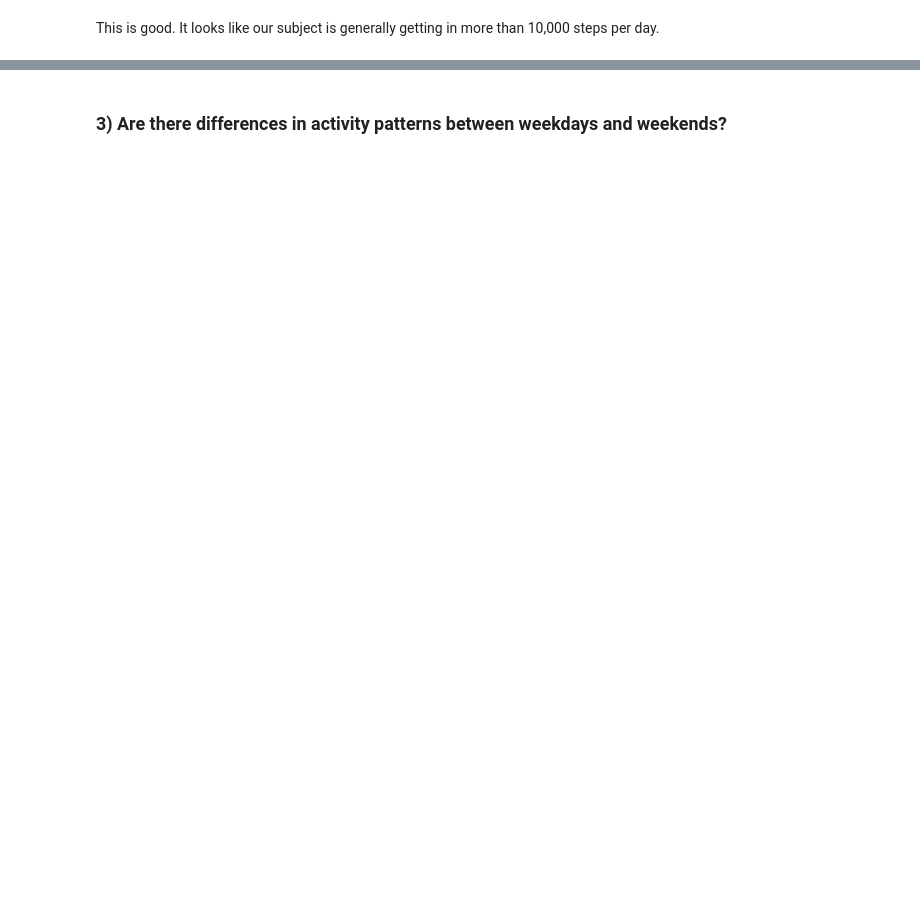
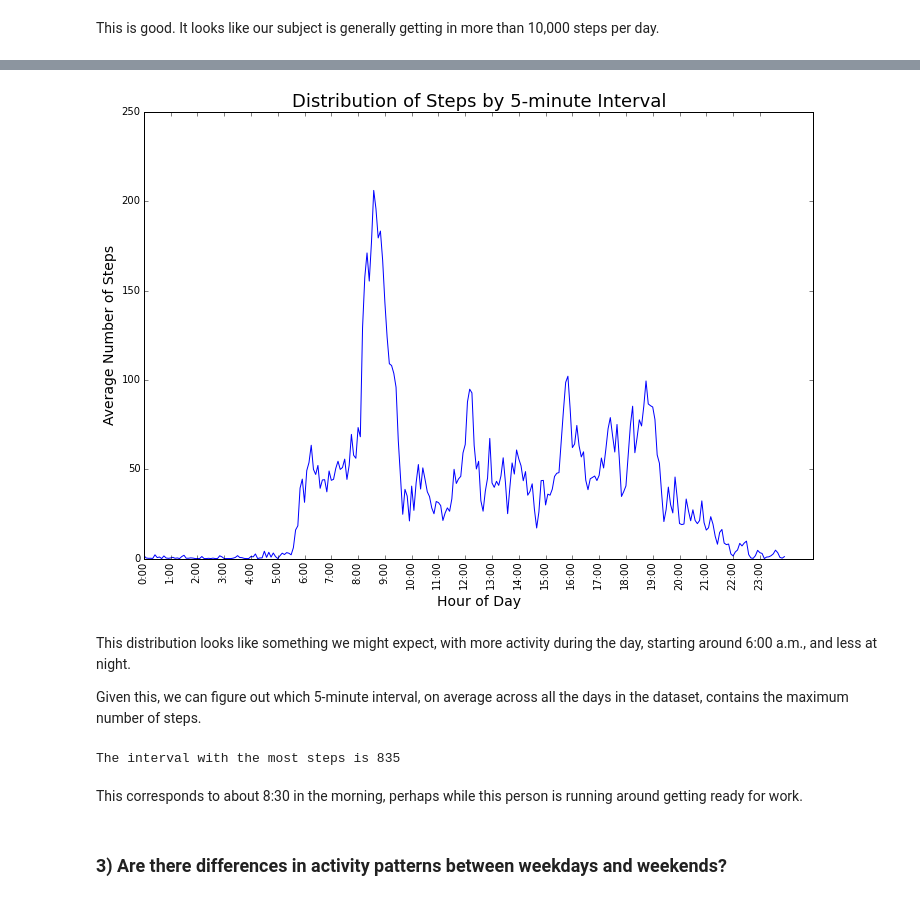
Before and after one commit to bradmager/StepMonitoringSystem, a Jupyter notebook: StepMonitoring.ipynb, the cells around one changed output, grey strips where cells are left out. Cells and saved outputs as stored; diff of their text form; code cells hidden in the pictures; blank space fills up the shorter version.

```diff
--- a/StepMonitoring.ipynb
+++ b/StepMonitoring.ipynb
@@ -57,2 +59,36 @@ This is good. It looks like our subject is generally getting in more than 10,000
+# %%
+# Get the mean number of steps grouped by 5-minute interval
+average_steps = step_data.groupby('interval').mean()
+
+# average_steps
+
+%matplotlib inline
+fig, ax = plt.subplots(figsize=(12, 8))
+ax.plot(average_steps)
+
+ax.set_title('Distribution of Steps by 5-minute Interval', size=18)
+ax.set_xlabel('Hour of Day', size=14)
+ax.set_ylabel('Average Number of Steps', size=14)
+ax.set_xticks(np.arange(0,288,12))
+ax.set_xticklabels(['0:00','1:00','2:00','3:00','4:00','5:00',
+                    '6:00','7:00','8:00','9:00','10:00','11:00',
+                    '12:00','13:00','14:00','15:00','16:00','17:00',
+                    '18:00','19:00','20:00','21:00','22:00','23:00'], rotation=90)
+
+plt.show()
+# %% [output]
+[figure, added]
+# %% [markdown]
+This distribution looks like something we might expect, with more activity during the day, starting around 6:00 a.m., and less at night.
+
+Given this, we can figure out which 5-minute interval, on average across all the days in the dataset, contains the maximum number of steps.
+# %%
+max_interval = average_steps[average_steps['steps'] == np.max(average_steps['steps'])]
+max_interval = max_interval.index.tolist()[0]
+print('The interval with the most steps is %3.0f' % max_interval)
+# %% [output]
+The interval with the most steps is 835
+# %% [markdown]
+This corresponds to about 8:30 in the morning, perhaps while this person is running around getting ready for work.
 # %% [markdown]
 ### 3) Are there differences in activity patterns between weekdays and weekends?
```
Also changed, not shown: parts of 3 cells of this notebook.
